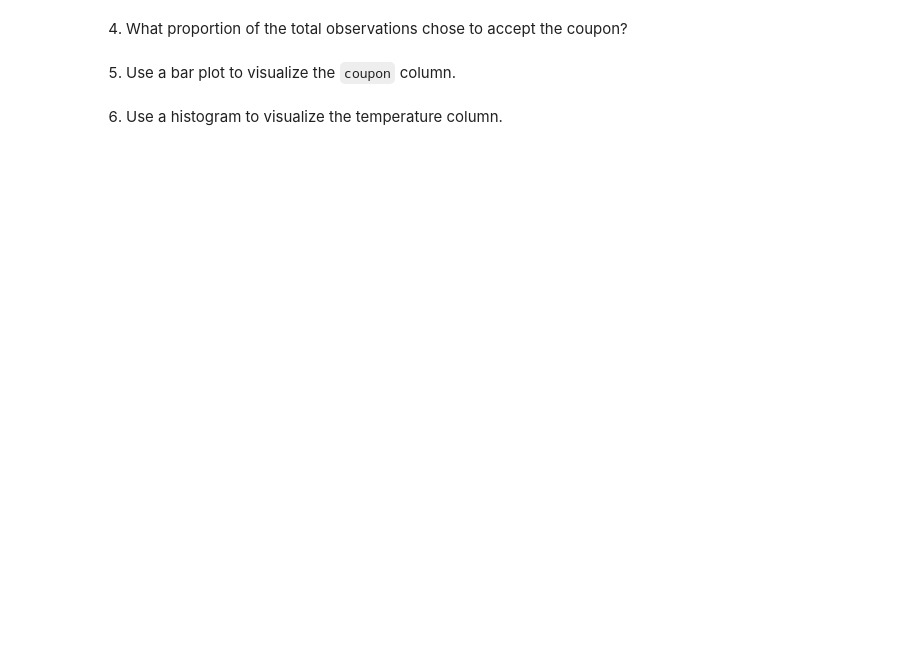
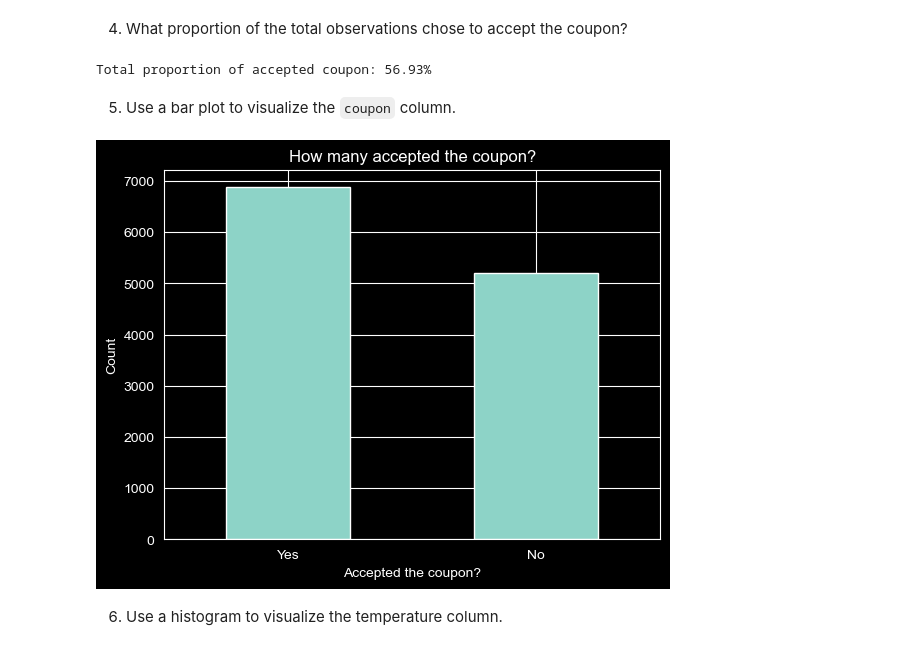
Before and after one commit to weslylaboy/will-a-customer-accepts-the-coupon, a Jupyter notebook: prompt.ipynb, the cells around one changed output. Saved outputs shown, nothing was run; the diff lists cells and outputs as text; code cells hidden in the pictures; blank space fills up the shorter version.

Commit message:
Calculates proportions of accepted coupons

```diff
--- a/prompt.ipynb
+++ b/prompt.ipynb
@@ -83,2 +133,10 @@ data.head()
 # %% [markdown]
 3. Decide what to do about your missing data -- drop, replace, other...
+# %%
+# Create a copy of the original data.
+df = data
+
+# There are 12,684 rows and df['cars'] has 12,576 nan values. Drop the column
+df = df.drop(columns=['car'])
+
+df.isna().sum()
@@ -84,0 +161,6 @@ data.head()
+# %%
+# The columns Bar, CoffeeHouse, CarryAway, RestaurantLessThan20, Restarant20To50 has nan. These rows represent less than 5% of the total 12,684 rows. Drop these rows
+
+df.dropna(subset=['Bar', 'CoffeeHouse', 'CarryAway', 'RestaurantLessThan20', 'Restaurant20To50'], inplace=True)
+
+df.isna().sum()
@@ -84,0 +192,12 @@ data.head()
+# %%
+# There are two string values in age 50plus and below21. Convert these to int values 51 and 18 respectively.
+
+
+df['age'] = df['age'].replace({'50plus': '51', 'below21': '18'})
+
+df['age'].info()
+
+# Convert age to numeric
+df['age'] = pd.to_numeric(df['age'], errors='coerce')
+
+df.isna().sum()
@@ -85,6 +262,24 @@ data.head()
 # %% [markdown]
 4. What proportion of the total observations chose to accept the coupon?
+# %%
+
+# Use the mean multiply by 100 to get percentage
+proportion_accepted = df['Y'].mean() * 100
+
+print(f'Total proportion of accepted coupon: {proportion_accepted:.2f}%')
+# %% [output]
+Total proportion of accepted coupon: 56.93%
 # %% [markdown]
 5. Use a bar plot to visualize the `coupon` column.
+# %%
+# Change 0/1 to No/Yes for better label visualization
+df['Y'].map({0:'No', 1:'Yes'}).value_counts().plot(kind='bar')
+plt.xticks(rotation=0)
+plt.xlabel('Accepted the coupon?')
+plt.ylabel("Count")
+plt.title("How many accepted the coupon?")
+plt.show()
+# %% [output]
+[figure, added]
 # %% [markdown]
 6. Use a histogram to visualize the temperature column.
```
Also changed, not shown: parts of 15 cells of this notebook.
